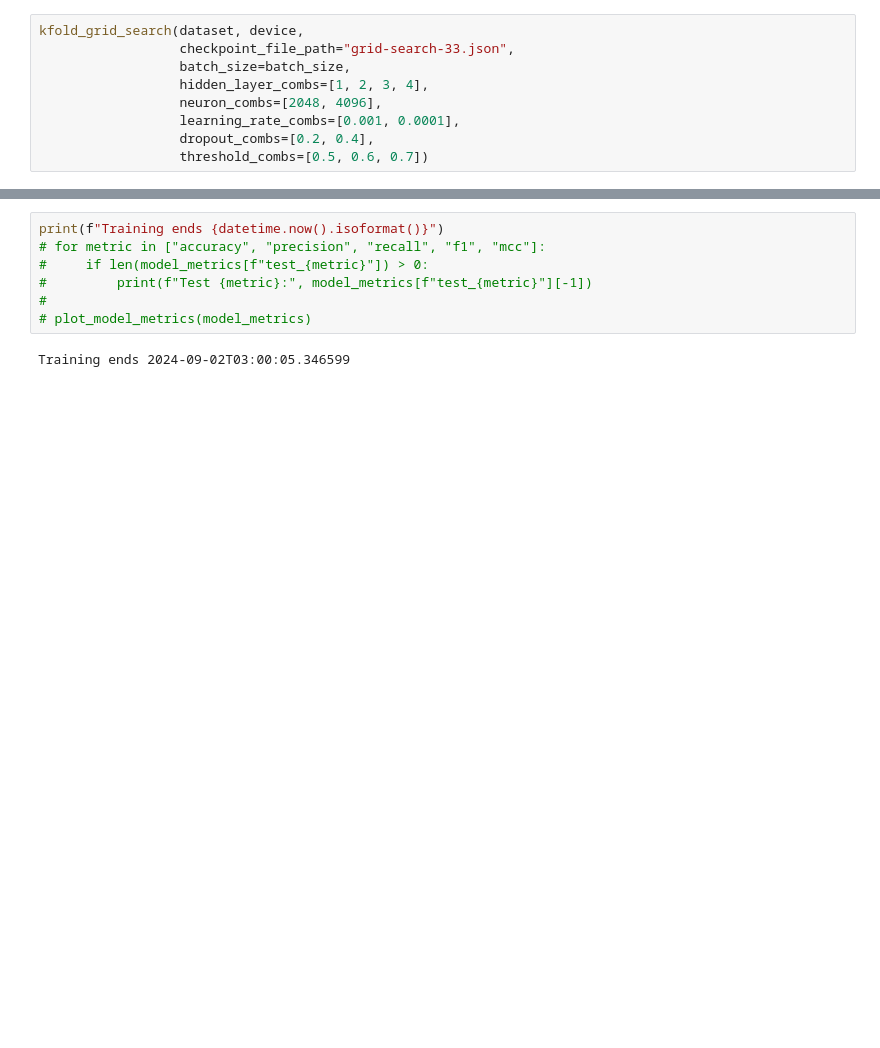
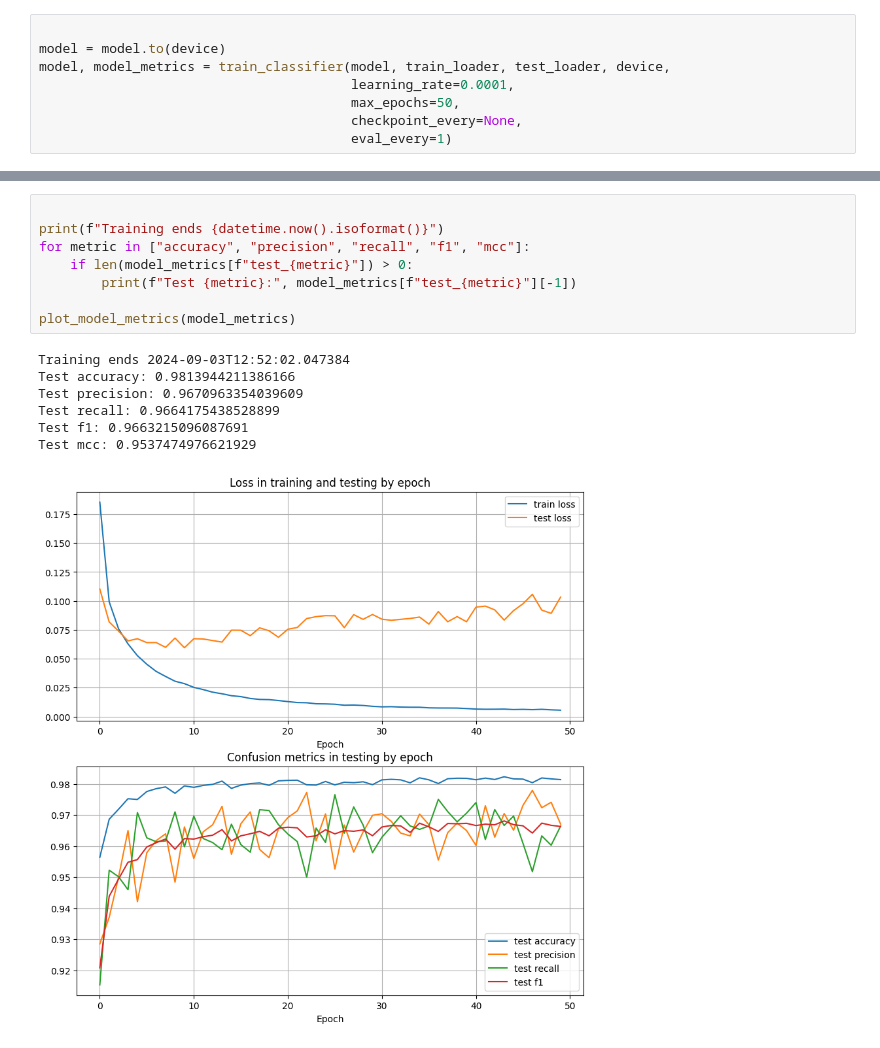
Before and after one commit to squivix/project-module, a Jupyter notebook: 02-train-classifier.ipynb, the cells around one changed output, grey strips where cells are left out. Cells and saved outputs as stored; diff of their text form; blank space fills up the shorter version.

Commit message:
adds normal training results

```diff
--- a/02-train-classifier.ipynb
+++ b/02-train-classifier.ipynb
@@ -31,10 +61,9 @@ Training starts 2024-09-02T17:04:37.879476
 # %%
-kfold_grid_search(dataset, device,
-                  checkpoint_file_path="grid-search-33.json",
-                  batch_size=batch_size,
-                  hidden_layer_combs=[1, 2, 3, 4],
-                  neuron_combs=[2048, 4096],
-                  learning_rate_combs=[0.001, 0.0001],
-                  dropout_combs=[0.2, 0.4],
-                  threshold_combs=[0.5, 0.6, 0.7])
+
+model = model.to(device)
+model, model_metrics = train_classifier(model, train_loader, test_loader, device,
+                                        learning_rate=0.0001,
+                                        max_epochs=50,
+                                        checkpoint_every=None,
+                                        eval_every=1)
 # %% [output]
@@ -65,9 +83,16 @@ kfold_grid_search(dataset, device,
 # %%
+
 print(f"Training ends {datetime.now().isoformat()}")
-# for metric in ["accuracy", "precision", "recall", "f1", "mcc"]:
-#     if len(model_metrics[f"test_{metric}"]) > 0:
-#         print(f"Test {metric}:", model_metrics[f"test_{metric}"][-1])
-#
-# plot_model_metrics(model_metrics)
+for metric in ["accuracy", "precision", "recall", "f1", "mcc"]:
+    if len(model_metrics[f"test_{metric}"]) > 0:
+        print(f"Test {metric}:", model_metrics[f"test_{metric}"][-1])
+
+plot_model_metrics(model_metrics)
 # %% [output]
-Training ends 2024-09-02T03:00:05.346599
+Training ends 2024-09-03T12:52:02.047384
+Test accuracy: 0.9813944211386166
+Test precision: 0.9670963354039609
+Test recall: 0.9664175438528899
+Test f1: 0.9663215096087691
+Test mcc: 0.9537474976621929
+[figure, added]
```
Also changed, not shown: parts of 4 cells of this notebook, 2 other files.
